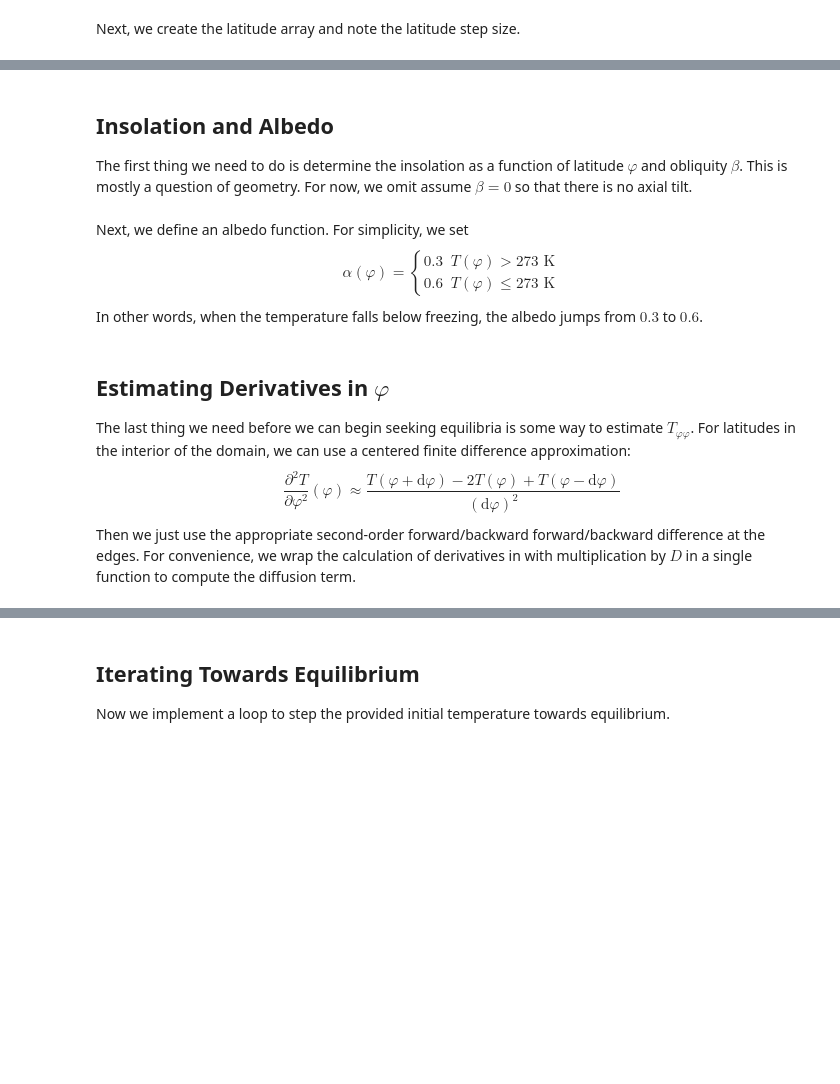
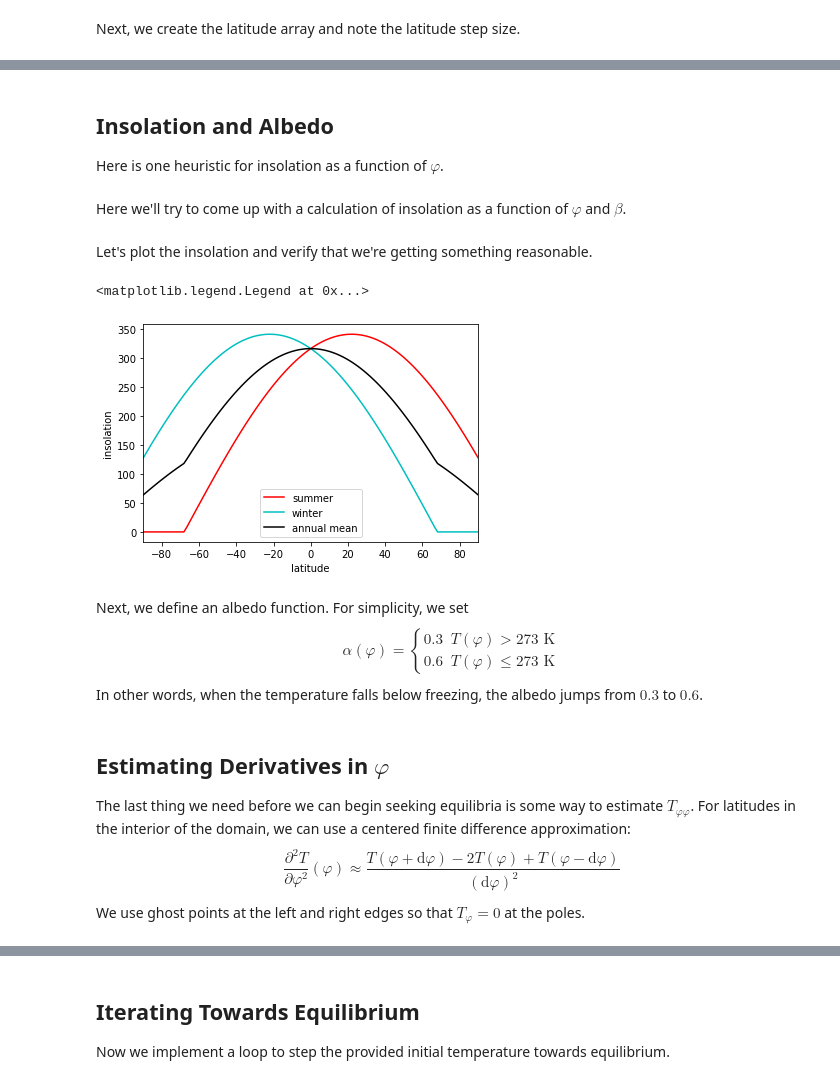
Before and after one commit to dsconnelly/nyu-climate, a Jupyter notebook: ebalance.ipynb, the cells around one changed output, grey strips where cells are left out. Cells and saved outputs as stored; diff of their text form; code cells hidden in the pictures; blank space fills up the shorter version.

Commit message:
working iterator with insolation heuristic

```diff
--- a/ebalance.ipynb
+++ b/ebalance.ipynb
@@ -9,11 +9,12 @@ where $T$ is the surface temperature. Since the heat capacity $c_p$ will be mult
 # %% [markdown]
 ## Parameters and Constants ##
 # %%
-n_lats = 2000
-dt = 0.00001
-eps = 0.75
+n_lats = 100
+beta = 22 * (np.pi / 180)
+dt = 1e-3
+eps = 0.76
 S_0 = 1362
-D = 0.01
+D_0 = 1e-1
 sigma = 5.67e-8
 # %% [markdown]
 Next, we create the latitude array and note the latitude step size.
@@ -26,0 +26,2 @@ T_0 = 285 * np.ones(phi.shape)
+# %%
+lat = phi * (180 / np.pi)
@@ -27,4 +32,4 @@ T_0 = 285 * np.ones(phi.shape)
 # %% [markdown]
 ## Insolation and Albedo ##
-The first thing we need to do is determine the insolation as a function of latitude $\varphi$ and obliquity $\beta$. This is mostly a question of geometry. For now, we omit assume $\beta = 0$ so that there is no axial tilt.
+Here is one heuristic for insolation as a function of $\varphi$.
 # %%
@@ -31,0 +37,2 @@ S = S_0 * np.cos(phi)
+# %% [markdown]
+Here we'll try to come up with a calculation of insolation as a function of $\varphi$ and $\beta$.
@@ -32,3 +43,21 @@ S = S_0 * np.cos(phi)
+# %% [markdown]
+Let's plot the insolation and verify that we're getting something reasonable.
+# %%
+%matplotlib inline
+_, ax = plt.subplots()
+
+ax.plot(lat, summer, color='r', label='summer')
+ax.plot(lat, winter, color='c', label='winter')
+ax.plot(lat, S, color='k', label='annual mean')
+
+ax.set_xlabel('latitude')
+ax.set_ylabel('insolation')
+ax.set_xlim(-90, 90)
+
+ax.legend()
+# %% [output]
+<matplotlib.legend.Legend at 0x...>
+[figure, added]
 # %% [markdown]
 Next, we define an albedo function. For simplicity, we set
 $$\alpha(\varphi) = \begin{cases}
@@ -48,5 +77,5 @@ def albedo(T):
 
 The last thing we need before we can begin seeking equilibria is some way to estimate $T_{\varphi\varphi}$. For latitudes in the interior of the domain, we can use a centered finite difference approximation:
 $$\frac{\partial^2 T}{\partial\varphi^2}(\varphi) \approx \frac{T(\varphi + \mathrm{d}\varphi) - 2T(\varphi) + T(\varphi - \mathrm{d}\varphi)}{(\mathrm{d}\varphi)^2}$$
-Then we just use the appropriate second-order forward/backward forward/backward difference at the edges. For convenience, we wrap the calculation of derivatives in with multiplication by $D$ in a single function to compute the diffusion term.
+We use ghost points at the left and right edges so that $T_\varphi = 0$ at the poles.
 # %%
```
Also changed, not shown: parts of 15 cells of this notebook, 1 other file.
